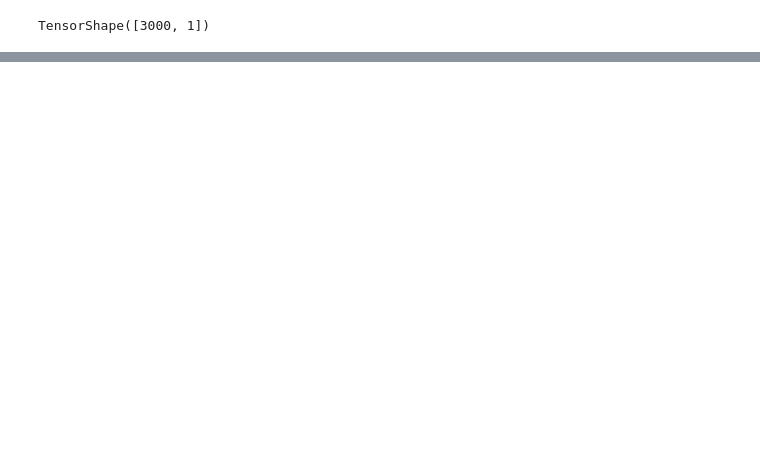
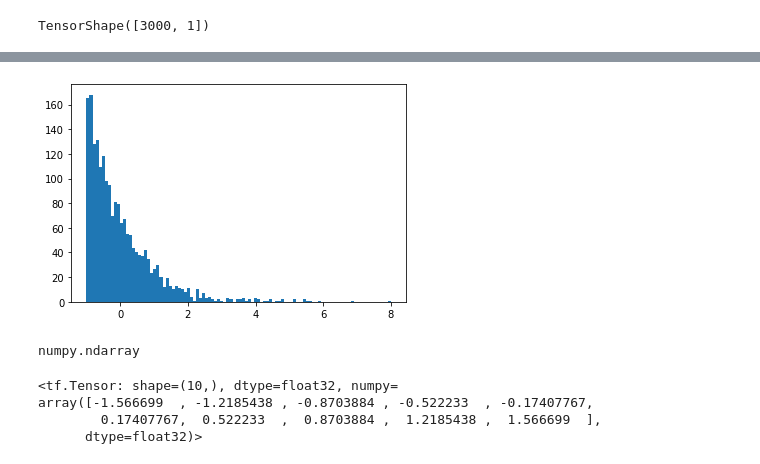
Before and after one commit to kingusiu/dadrah, a Jupyter notebook: playground/Untitled.ipynb, the cells around one changed output, grey strips where cells are left out. Drawn from its saved outputs; the diff is of its cells as text; code cells hidden in the pictures; blank space fills up the shorter version.

```diff
--- a/playground/Untitled.ipynb
+++ b/playground/Untitled.ipynb
@@ -218,0 +140,4 @@ plt.hist(xx_trans.numpy(),bins=100,density=True)
+# %%
+_ = plt.hist((xx - np.mean(xx)) / np.std(xx),bins=100)
+# %% [output]
+[figure, added]
@@ -218,0 +147,4 @@ plt.hist(xx_trans.numpy(),bins=100,density=True)
+# %%
+type(xx)
+# %% [output]
+numpy.ndarray
@@ -218,0 +154,7 @@ plt.hist(xx_trans.numpy(),bins=100,density=True)
+# %%
+xx
+# %% [output]
+<tf.Tensor: shape=(10,), dtype=float32, numpy=
+array([-1.566699  , -1.2185438 , -0.8703884 , -0.522233  , -0.17407767,
+        0.17407767,  0.522233  ,  0.8703884 ,  1.2185438 ,  1.566699  ],
+      dtype=float32)>
```
Also changed, not shown: parts of 25 cells of this notebook, 3 other files.
